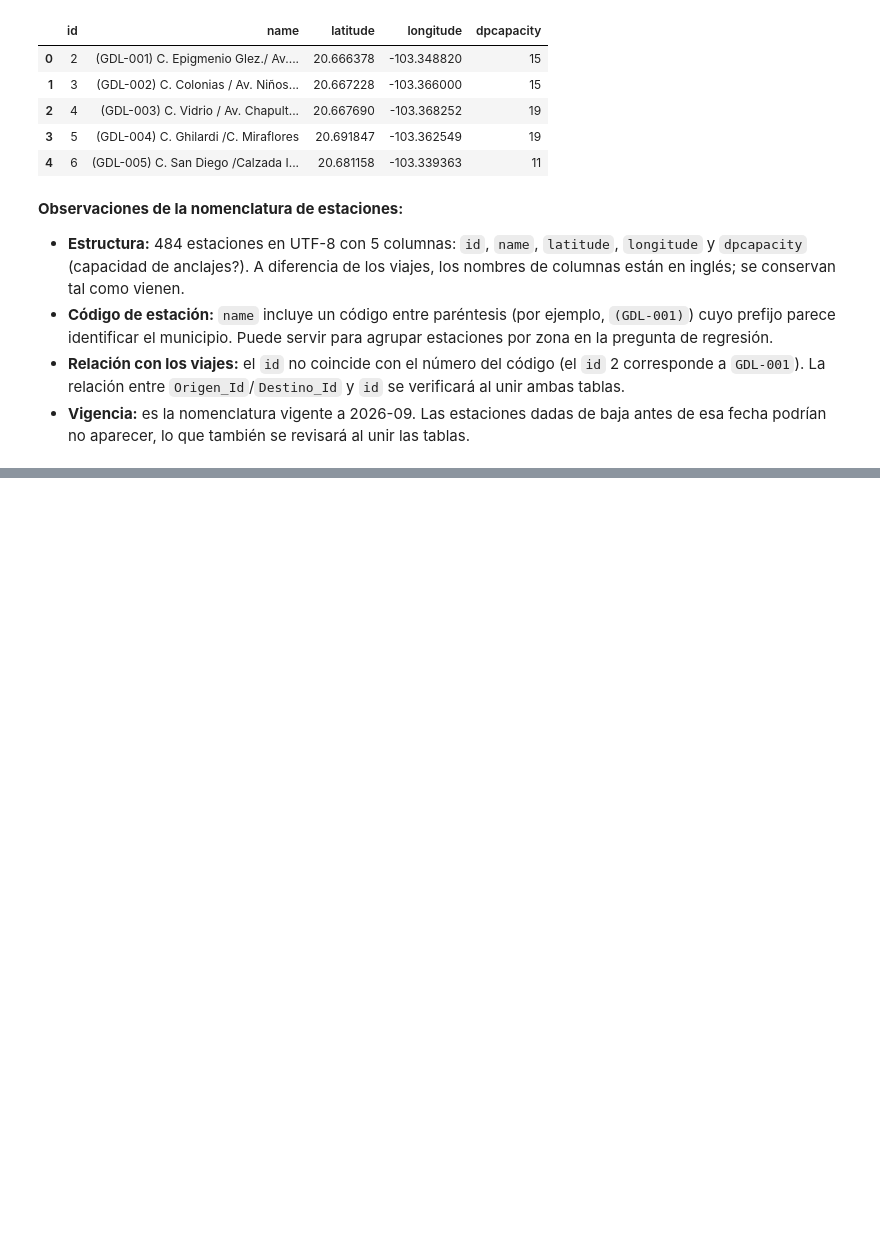
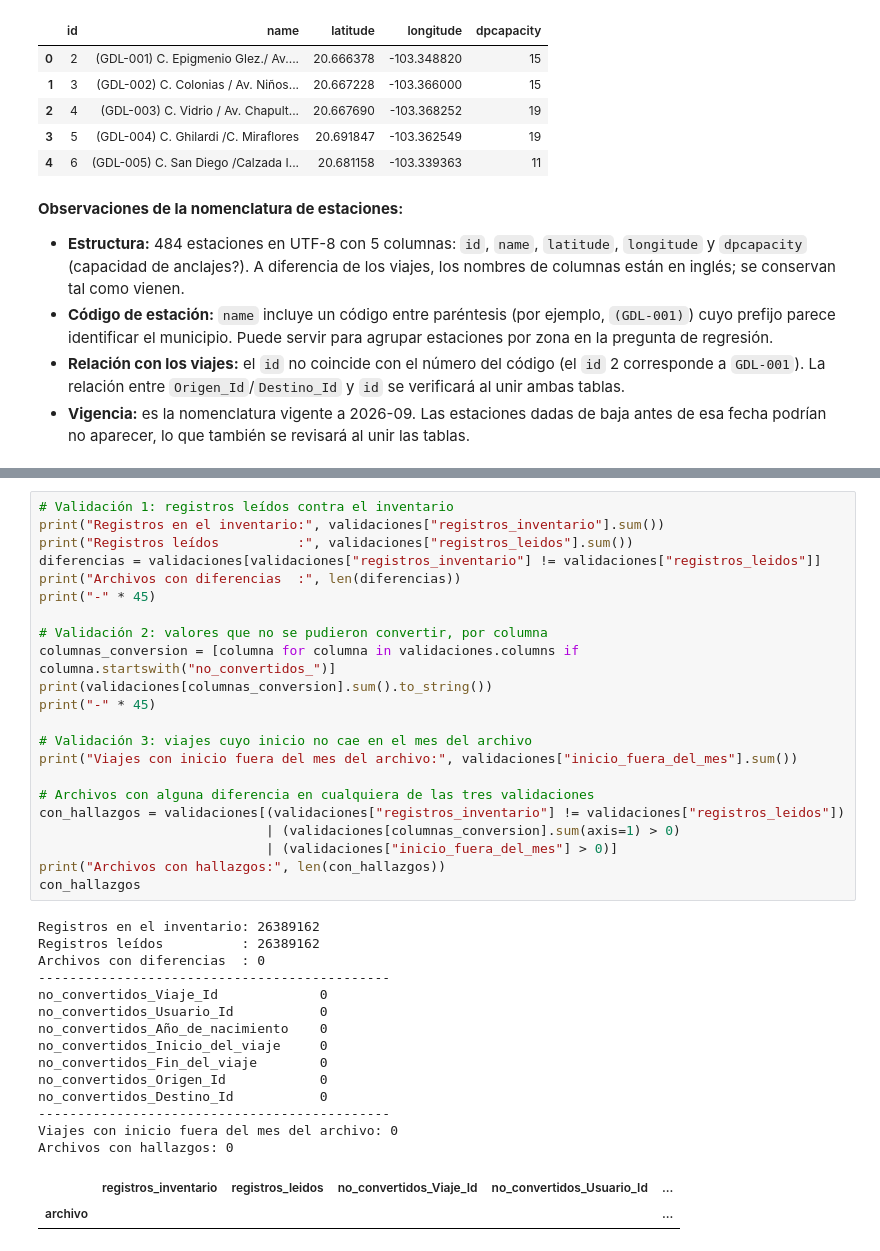
Before and after one commit to sanchezdavilaluisarturo/MLOps-ProyectoMiBici-Equipo7, a Jupyter notebook: notebooks/0.02-dsh-exploracion-carga.ipynb, the cells around one changed output, grey strips where cells are left out. Saved outputs shown, nothing was run; the diff lists cells and outputs as text; blank space fills up the shorter version.

```diff
--- a/notebooks/0.02-dsh-exploracion-carga.ipynb
+++ b/notebooks/0.02-dsh-exploracion-carga.ipynb
@@ -396,0 +524,39 @@ formatos_fecha :
+# %%
+# Validación 1: registros leídos contra el inventario
+print("Registros en el inventario:", validaciones["registros_inventario"].sum())
+print("Registros leídos          :", validaciones["registros_leidos"].sum())
+diferencias = validaciones[validaciones["registros_inventario"] != validaciones["registros_leidos"]]
+print("Archivos con diferencias  :", len(diferencias))
+print("-" * 45)
+
+# Validación 2: valores que no se pudieron convertir, por columna
+columnas_conversion = [columna for columna in validaciones.columns if columna.startswith("no_convertidos_")]
+print(validaciones[columnas_conversion].sum().to_string())
+print("-" * 45)
+
+# Validación 3: viajes cuyo inicio no cae en el mes del archivo
+print("Viajes con inicio fuera del mes del archivo:", validaciones["inicio_fuera_del_mes"].sum())
+
+# Archivos con alguna diferencia en cualquiera de las tres validaciones
+con_hallazgos = validaciones[(validaciones["registros_inventario"] != validaciones["registros_leidos"])
+                             | (validaciones[columnas_conversion].sum(axis=1) > 0)
+                             | (validaciones["inicio_fuera_del_mes"] > 0)]
+print("Archivos con hallazgos:", len(con_hallazgos))
+con_hallazgos
+# %% [output]
+Registros en el inventario: 26389162
+Registros leídos          : 26389162
+Archivos con diferencias  : 0
+---------------------------------------------
+no_convertidos_Viaje_Id             0
+no_convertidos_Usuario_Id           0
+no_convertidos_Año_de_nacimiento    0
+no_convertidos_Inicio_del_viaje     0
+no_convertidos_Fin_del_viaje        0
+no_convertidos_Origen_Id            0
+no_convertidos_Destino_Id           0
+---------------------------------------------
+Viajes con inicio fuera del mes del archivo: 0
+Archivos con hallazgos: 0
+|  | registros_inventario | registros_leidos | no_convertidos_Viaje_Id | no_convertidos_Usuario_Id | ... |
+| archivo |  |  |  |  | ... |
```
Also changed, not shown: parts of 19 cells of this notebook.
